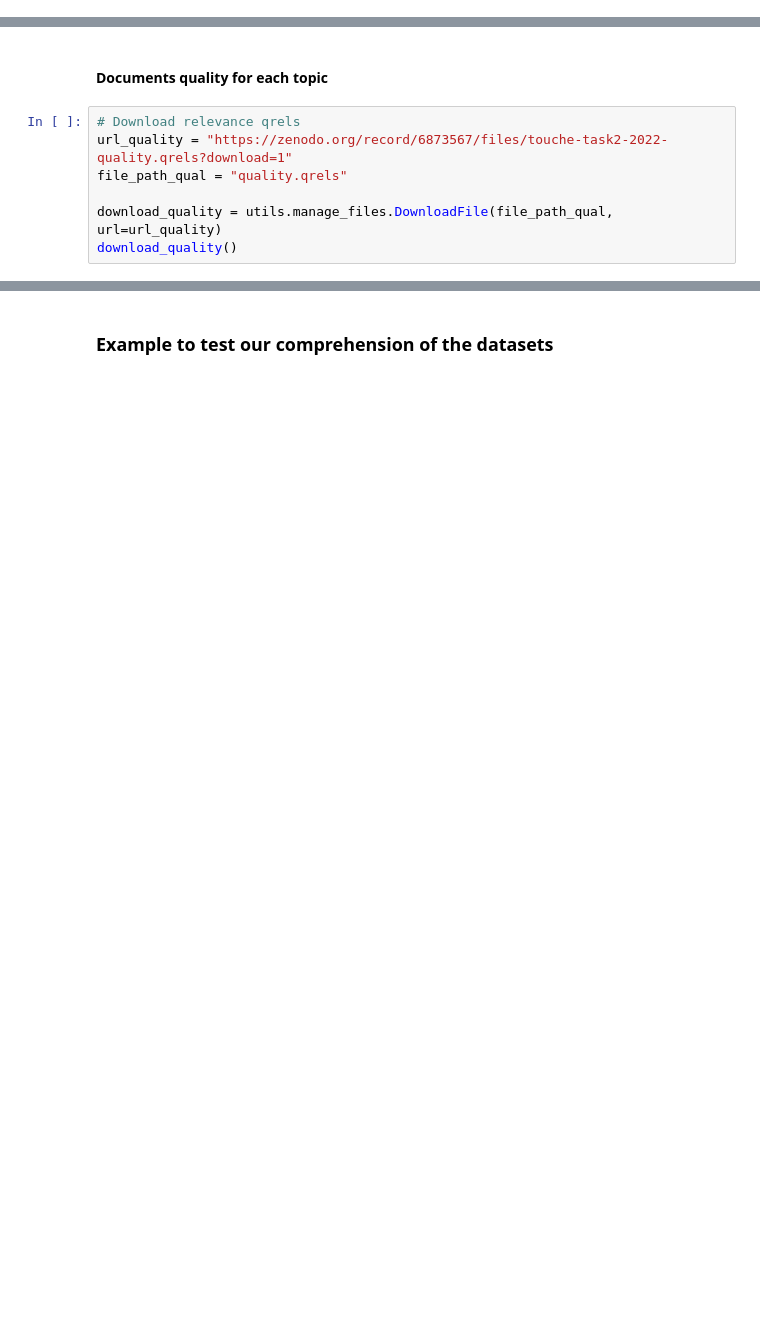
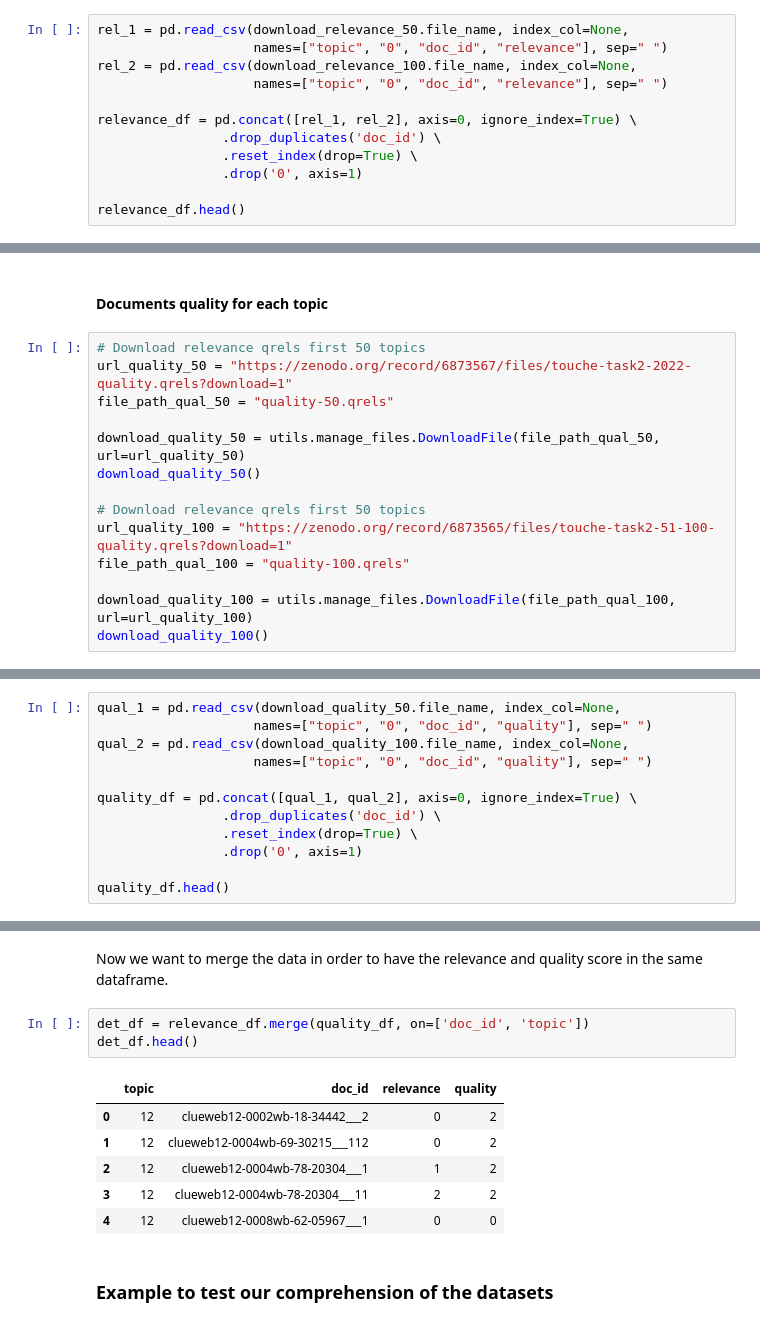
Before and after one commit to DanieleMorotti/Argument-retrieval-for-comparative-questions, a Jupyter notebook: document_retrieval.ipynb, the cells around one changed output, grey strips where cells are left out. Cells and saved outputs as stored; diff of their text form; blank space fills up the shorter version.

Commit message:
fix:download the quality and relevance scores for more topics

```diff
--- a/document_retrieval.ipynb
+++ b/document_retrieval.ipynb
@@ -100,0 +117,12 @@ relevance_df.head()
+# %%
+rel_1 = pd.read_csv(download_relevance_50.file_name, index_col=None,
+                    names=["topic", "0", "doc_id", "relevance"], sep=" ")
+rel_2 = pd.read_csv(download_relevance_100.file_name, index_col=None,
+                    names=["topic", "0", "doc_id", "relevance"], sep=" ")
+
+relevance_df = pd.concat([rel_1, rel_2], axis=0, ignore_index=True) \
+                .drop_duplicates('doc_id') \
+                .reset_index(drop=True) \
+                .drop('0', axis=1)
+
+relevance_df.head()
@@ -101,9 +136,16 @@ relevance_df.head()
 # %% [markdown]
 #### Documents quality for each topic
 # %%
-# Download relevance qrels
-url_quality = "https://zenodo.org/record/6873567/files/touche-task2-2022-quality.qrels?download=1"
-file_path_qual = "quality.qrels"
+# Download relevance qrels first 50 topics
+url_quality_50 = "https://zenodo.org/record/6873567/files/touche-task2-2022-quality.qrels?download=1"
+file_path_qual_50 = "quality-50.qrels"
 
-download_quality = utils.manage_files.DownloadFile(file_path_qual, url=url_quality)
-download_quality()
+download_quality_50 = utils.manage_files.DownloadFile(file_path_qual_50, url=url_quality_50)
+download_quality_50()
+
+# Download relevance qrels first 50 topics
+url_quality_100 = "https://zenodo.org/record/6873565/files/touche-task2-51-100-quality.qrels?download=1"
+file_path_qual_100 = "quality-100.qrels"
+
+download_quality_100 = utils.manage_files.DownloadFile(file_path_qual_100, url=url_quality_100)
+download_quality_100()
@@ -121,0 +152,12 @@ quality_df.head()
+# %%
+qual_1 = pd.read_csv(download_quality_50.file_name, index_col=None,
+                    names=["topic", "0", "doc_id", "quality"], sep=" ")
+qual_2 = pd.read_csv(download_quality_100.file_name, index_col=None,
+                    names=["topic", "0", "doc_id", "quality"], sep=" ")
+
+quality_df = pd.concat([qual_1, qual_2], axis=0, ignore_index=True) \
+                .drop_duplicates('doc_id') \
+                .reset_index(drop=True) \
+                .drop('0', axis=1)
+
+quality_df.head()
@@ -122,3 +173,15 @@ quality_df.head()
+# %% [markdown]
+Now we want to merge the data in order to have the relevance and quality score in the same dataframe.
+# %%
+det_df = relevance_df.merge(quality_df, on=['doc_id', 'topic'])
+det_df.head()
+# %% [output]
+|  | topic | doc_id | relevance | quality |
+| 0 | 12 | clueweb12-0002wb-18-34442___2 | 0 | 2 |
+| 1 | 12 | clueweb12-0004wb-69-30215___112 | 0 | 2 |
+| 2 | 12 | clueweb12-0004wb-78-20304___1 | 1 | 2 |
+| 3 | 12 | clueweb12-0004wb-78-20304___11 | 2 | 2 |
+| 4 | 12 | clueweb12-0008wb-62-05967___1 | 0 | 0 |
 # %% [markdown]
 ### Example to test our comprehension of the datasets
 # %%
```
Also changed, not shown: parts of 17 cells of this notebook.
